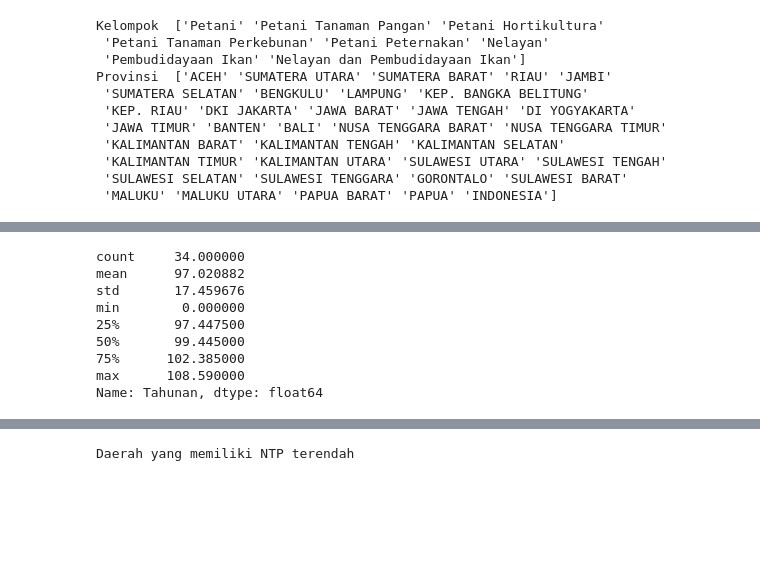
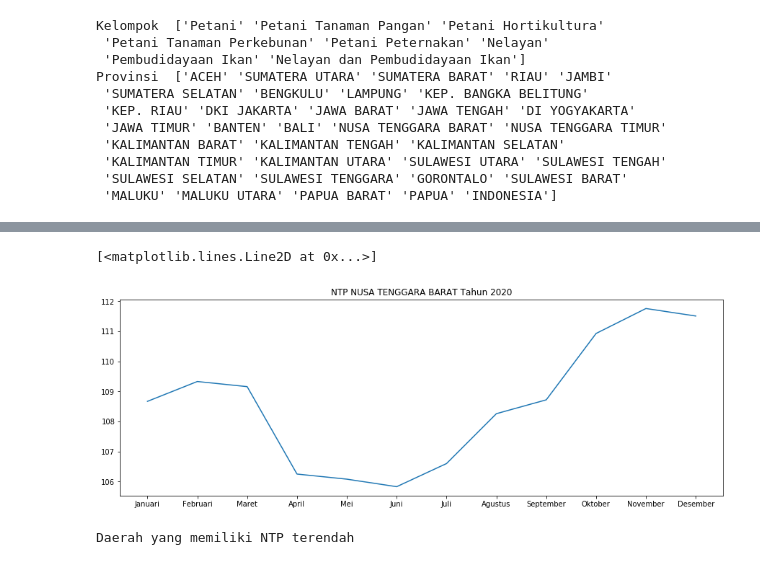
Before and after one commit to IanNarsa/iannarsa.github.io, a Jupyter notebook: pertanian/NTP.ipynb, the cells around one changed output, grey strips where cells are left out. Cells and saved outputs as stored; diff of their text form; code cells hidden in the pictures; blank space fills up the shorter version.

```diff
--- a/pertanian/NTP.ipynb
+++ b/pertanian/NTP.ipynb
@@ -101,15 +216,3 @@ dfPProv = dfPProv.reset_index()
-# %%
-dfPProv["Tahunan"].describe()
-# %% [output]
-count     34.000000
-mean      97.020882
-std       17.459676
-min        0.000000
-25%       97.447500
-50%       99.445000
-75%      102.385000
-max      108.590000
-Name: Tahunan, dtype: float64
 # %%
 print("Daerah yang memiliki NTP tertinggi")
 dfPProv[dfPProv["Tahunan"]==dfPProv["Tahunan"].max()]
@@ -117,6 +220,14 @@ dfPProv[dfPProv["Tahunan"]==dfPProv["Tahunan"].max()]
 Daerah yang memiliki NTP tertinggi
 |  | Provinsi | Januari | Februari | Maret | April | Mei | Juni | Juli | Agustus | September | Oktober | ... |
 | 17 | NUSA TENGGARA BARAT | 108.67 | 109.33 | 109.16 | 106.25 | 106.08 | 105.83 | 106.6 | 108.26 | 108.72 | 110.93 | ... |
+# %%
+ab = dfPProv[dfPProv["Tahunan"]==dfPProv["Tahunan"].max()].drop(columns = "Tahunan").set_index('Provinsi').T['NUSA TENGGARA BARAT']
+plt.figure(figsize=(15,5))
+plt.title('NTP NUSA TENGGARA BARAT Tahun 2020')
+plt.plot(ab.index, ab.values)
+# %% [output]
+[<matplotlib.lines.Line2D at 0x...>]
+[figure, added]
 # %%
 print("Daerah yang memiliki NTP terendah")
 dfPProv[dfPProv["Tahunan"]==dfPProv["Tahunan"].min()]
```
Also changed, not shown: parts of 27 cells of this notebook.
